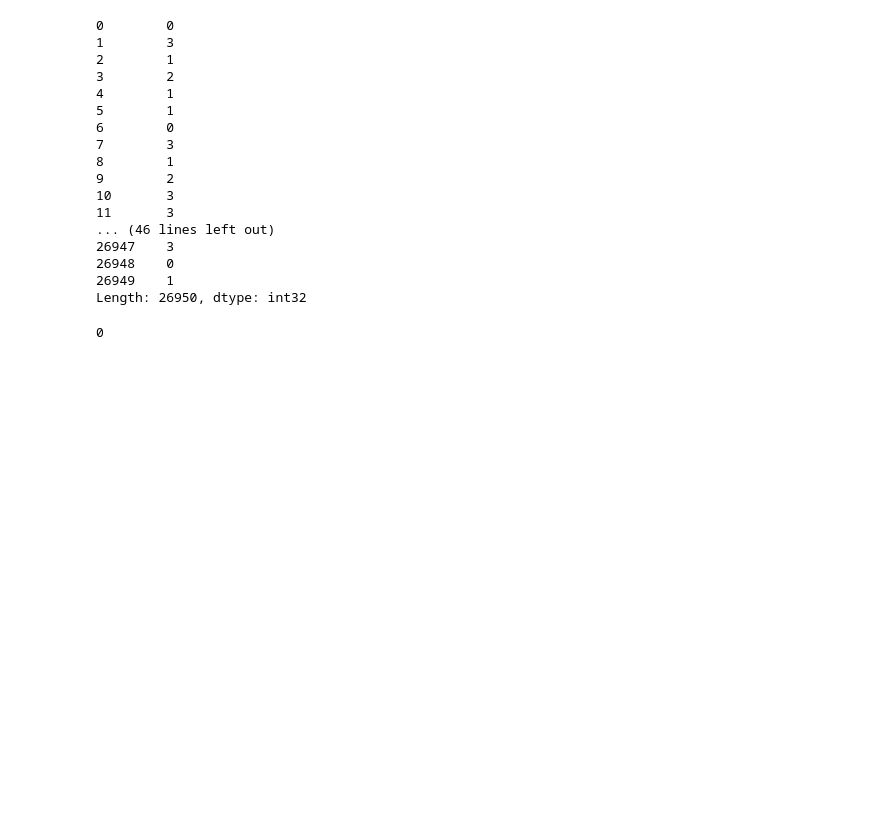
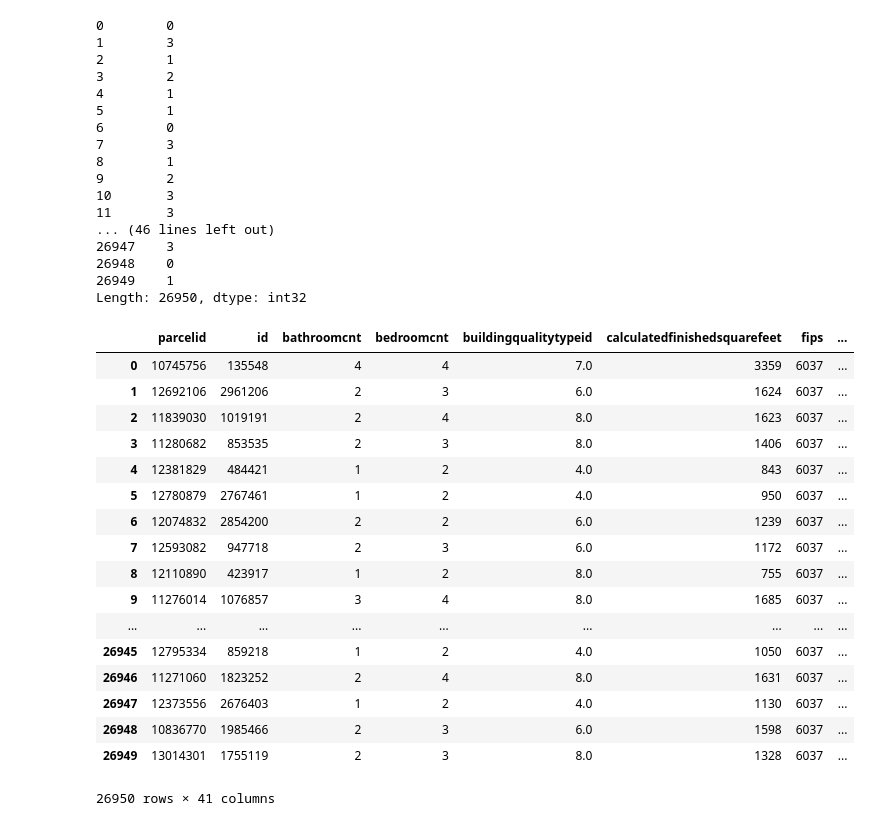
Before and after one commit to Osdorn-Typewriter-Repair/osdorn_project, a Jupyter notebook: osdorn_paddy.ipynb, the cells around one changed output. Drawn from its saved outputs; the diff is of its cells as text; code cells hidden in the pictures; blank space fills up the shorter version.

Commit message:
appended to dataframe

```diff
--- a/osdorn_paddy.ipynb
+++ b/osdorn_paddy.ipynb
@@ -653,7 +653,32 @@ C3Label
 26948    0
 26949    1
 Length: 26950, dtype: int32
-# %%
-000
-# %% [output]
-0
+# %%
+def target_cluster(cluster_df):
+    kmeans = KMeans(n_clusters=3)
+    kmeans.fit(cluster_df)
+    cluster_df['cluster_df'] = kmeans.predict(cluster_df)
+    new_train = train.merge(cluster_df,left_index=True,right_index=True)
+    return new_train
+# %%
+ntrain = target_cluster(C1)
+ntrain
+# %% [output]
+|  | parcelid | id | bathroomcnt | bedroomcnt | buildingqualitytypeid | calculatedfinishedsquarefeet | fips | ... |
+| 0 | 10745756 | 135548 | 4 | 4 | 7.0 | 3359 | 6037 | ... |
+| 1 | 12692106 | 2961206 | 2 | 3 | 6.0 | 1624 | 6037 | ... |
+| 2 | 11839030 | 1019191 | 2 | 4 | 8.0 | 1623 | 6037 | ... |
+| 3 | 11280682 | 853535 | 2 | 3 | 8.0 | 1406 | 6037 | ... |
+| 4 | 12381829 | 484421 | 1 | 2 | 4.0 | 843 | 6037 | ... |
+| 5 | 12780879 | 2767461 | 1 | 2 | 4.0 | 950 | 6037 | ... |
+| 6 | 12074832 | 2854200 | 2 | 2 | 6.0 | 1239 | 6037 | ... |
+| 7 | 12593082 | 947718 | 2 | 3 | 6.0 | 1172 | 6037 | ... |
+| 8 | 12110890 | 423917 | 1 | 2 | 8.0 | 755 | 6037 | ... |
+| 9 | 11276014 | 1076857 | 3 | 4 | 8.0 | 1685 | 6037 | ... |
+| ... | ... | ... | ... | ... | ... | ... | ... | ... |
+| 26945 | 12795334 | 859218 | 1 | 2 | 4.0 | 1050 | 6037 | ... |
+| 26946 | 11271060 | 1823252 | 2 | 4 | 8.0 | 1631 | 6037 | ... |
+| 26947 | 12373556 | 2676403 | 1 | 2 | 4.0 | 1130 | 6037 | ... |
+| 26948 | 10836770 | 1985466 | 2 | 3 | 6.0 | 1598 | 6037 | ... |
+| 26949 | 13014301 | 1755119 | 2 | 3 | 8.0 | 1328 | 6037 | ... |
+26950 rows × 41 columns
```
Also changed, not shown: parts of 2 cells of this notebook.
